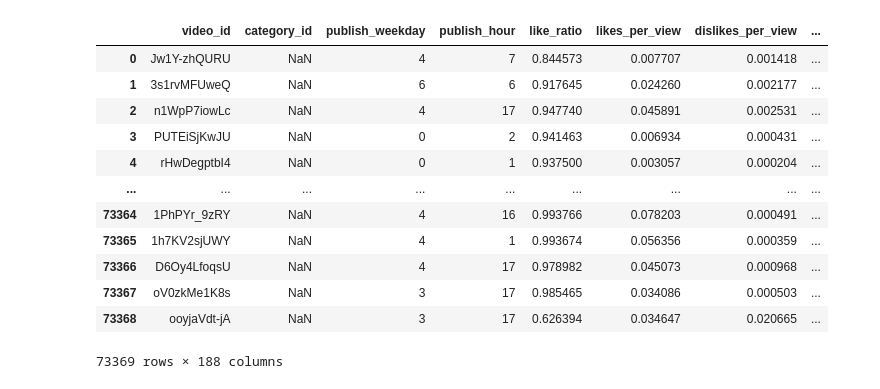
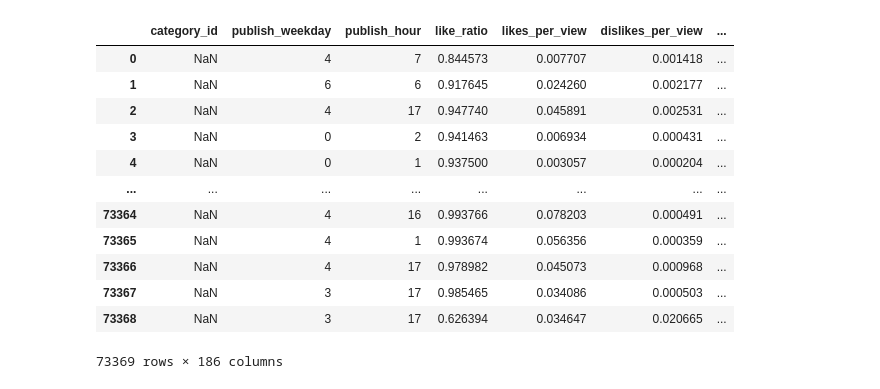
Before and after one commit to hejmsdz/youtube-trending-prediction, a Jupyter notebook: notebooks/03b_feature_selection.ipynb, the cells around one changed output. Drawn from its saved outputs; the diff is of its cells as text; code cells hidden in the pictures.

```diff
--- a/notebooks/03b_feature_selection.ipynb
+++ b/notebooks/03b_feature_selection.ipynb
@@ -5,18 +6,19 @@ import matplotlib.pyplot as plt
 from loaders import load_features
 # %%
 features = load_features()
-features
+features_ = features.drop(columns=['video_id', '_faces']) #.dropna()
+features_
 # %% [output]
-|  | video_id | category_id | publish_weekday | publish_hour | like_ratio | likes_per_view | dislikes_per_view | ... |
-| 0 | Jw1Y-zhQURU | NaN | 4 | 7 | 0.844573 | 0.007707 | 0.001418 | ... |
-| 1 | 3s1rvMFUweQ | NaN | 6 | 6 | 0.917645 | 0.024260 | 0.002177 | ... |
-| 2 | n1WpP7iowLc | NaN | 4 | 17 | 0.947740 | 0.045891 | 0.002531 | ... |
-| 3 | PUTEiSjKwJU | NaN | 0 | 2 | 0.941463 | 0.006934 | 0.000431 | ... |
-| 4 | rHwDegptbI4 | NaN | 0 | 1 | 0.937500 | 0.003057 | 0.000204 | ... |
-| ... | ... | ... | ... | ... | ... | ... | ... | ... |
-| 73364 | 1PhPYr_9zRY | NaN | 4 | 16 | 0.993766 | 0.078203 | 0.000491 | ... |
-| 73365 | 1h7KV2sjUWY | NaN | 4 | 1 | 0.993674 | 0.056356 | 0.000359 | ... |
-| 73366 | D6Oy4LfoqsU | NaN | 4 | 17 | 0.978982 | 0.045073 | 0.000968 | ... |
-| 73367 | oV0zkMe1K8s | NaN | 3 | 17 | 0.985465 | 0.034086 | 0.000503 | ... |
-| 73368 | ooyjaVdt-jA | NaN | 3 | 17 | 0.626394 | 0.034647 | 0.020665 | ... |
+|  | category_id | publish_weekday | publish_hour | like_ratio | likes_per_view | dislikes_per_view | ... |
+| 0 | NaN | 4 | 7 | 0.844573 | 0.007707 | 0.001418 | ... |
+| 1 | NaN | 6 | 6 | 0.917645 | 0.024260 | 0.002177 | ... |
+| 2 | NaN | 4 | 17 | 0.947740 | 0.045891 | 0.002531 | ... |
+| 3 | NaN | 0 | 2 | 0.941463 | 0.006934 | 0.000431 | ... |
+| 4 | NaN | 0 | 1 | 0.937500 | 0.003057 | 0.000204 | ... |
+| ... | ... | ... | ... | ... | ... | ... | ... |
+| 73364 | NaN | 4 | 16 | 0.993766 | 0.078203 | 0.000491 | ... |
+| 73365 | NaN | 4 | 1 | 0.993674 | 0.056356 | 0.000359 | ... |
+| 73366 | NaN | 4 | 17 | 0.978982 | 0.045073 | 0.000968 | ... |
+| 73367 | NaN | 3 | 17 | 0.985465 | 0.034086 | 0.000503 | ... |
+| 73368 | NaN | 3 | 17 | 0.626394 | 0.034647 | 0.020665 | ... |
-73369 rows × 188 columns
+73369 rows × 186 columns
```
Also changed, not shown: parts of 7 cells of this notebook, 1 other file.
